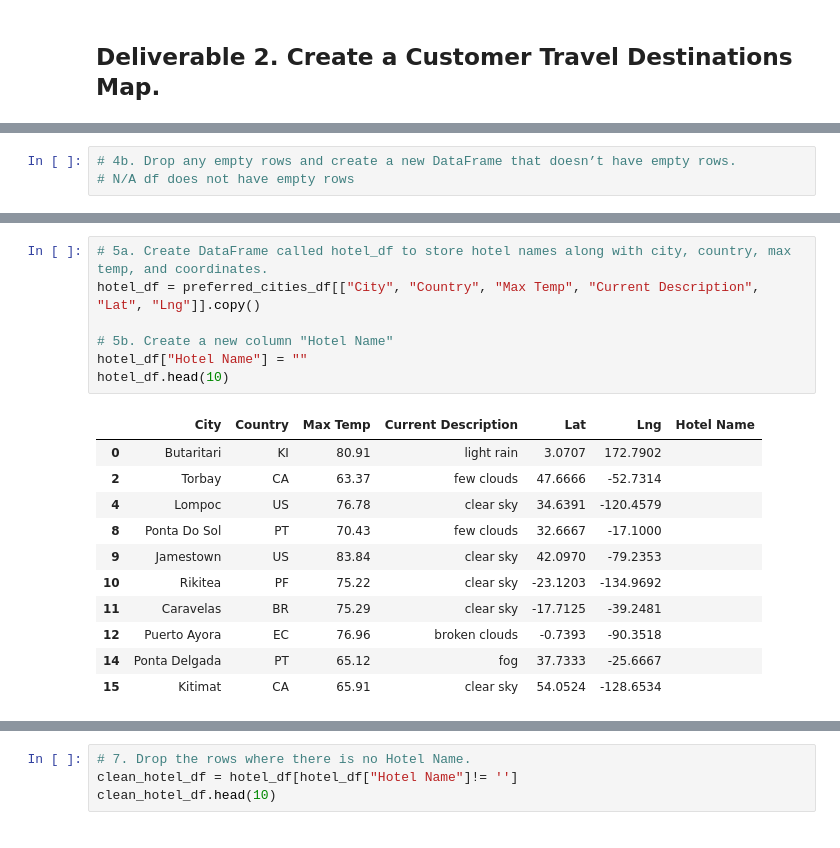
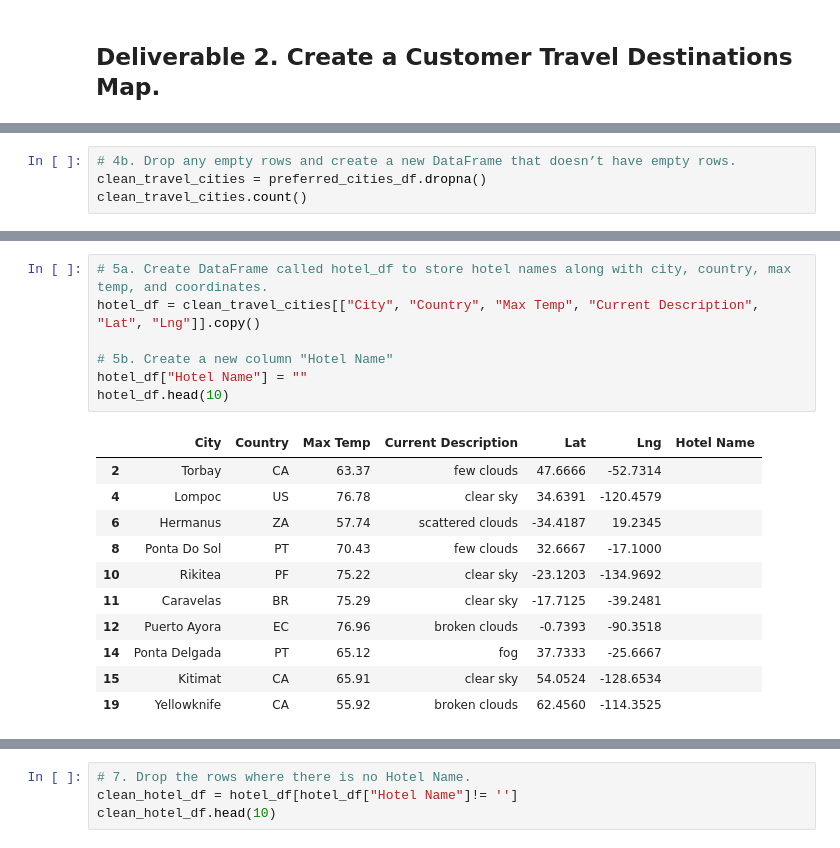
Before and after one commit to kaygar86/World_Weather_Analysis, a Jupyter notebook: Vacation_Search/Vacation_Search.ipynb, the cells around one changed output, grey strips where cells are left out. Cells and saved outputs as stored; diff of their text form.

```diff
--- a/Vacation_Search/Vacation_Search.ipynb
+++ b/Vacation_Search/Vacation_Search.ipynb
@@ -66,4 +65,5 @@ Current Description    348
 dtype: int64
 # %%
 # 4b. Drop any empty rows and create a new DataFrame that doesn’t have empty rows.
-# N/A df does not have empty rows
+clean_travel_cities = preferred_cities_df.dropna()
+clean_travel_cities.count()
@@ -70,22 +82,22 @@ dtype: int64
 # %%
 # 5a. Create DataFrame called hotel_df to store hotel names along with city, country, max temp, and coordinates.
-hotel_df = preferred_cities_df[["City", "Country", "Max Temp", "Current Description", "Lat", "Lng"]].copy()
+hotel_df = clean_travel_cities[["City", "Country", "Max Temp", "Current Description", "Lat", "Lng"]].copy()
 
 # 5b. Create a new column "Hotel Name"
 hotel_df["Hotel Name"] = ""
 hotel_df.head(10)
 # %% [output]
 |  | City | Country | Max Temp | Current Description | Lat | Lng | Hotel Name |
-| 0 | Butaritari | KI | 80.91 | light rain | 3.0707 | 172.7902 |  |
 | 2 | Torbay | CA | 63.37 | few clouds | 47.6666 | -52.7314 |  |
 | 4 | Lompoc | US | 76.78 | clear sky | 34.6391 | -120.4579 |  |
+| 6 | Hermanus | ZA | 57.74 | scattered clouds | -34.4187 | 19.2345 |  |
 | 8 | Ponta Do Sol | PT | 70.43 | few clouds | 32.6667 | -17.1000 |  |
-| 9 | Jamestown | US | 83.84 | clear sky | 42.0970 | -79.2353 |  |
 | 10 | Rikitea | PF | 75.22 | clear sky | -23.1203 | -134.9692 |  |
 | 11 | Caravelas | BR | 75.29 | clear sky | -17.7125 | -39.2481 |  |
 | 12 | Puerto Ayora | EC | 76.96 | broken clouds | -0.7393 | -90.3518 |  |
 | 14 | Ponta Delgada | PT | 65.12 | fog | 37.7333 | -25.6667 |  |
 | 15 | Kitimat | CA | 65.91 | clear sky | 54.0524 | -128.6534 |  |
+| 19 | Yellowknife | CA | 55.92 | broken clouds | 62.4560 | -114.3525 |  |
 # %%
 # 6a. Set parameters to search for hotels with 5000 meters.
 params = {
```
Also changed, not shown: parts of 6 cells of this notebook, 1 other file.
